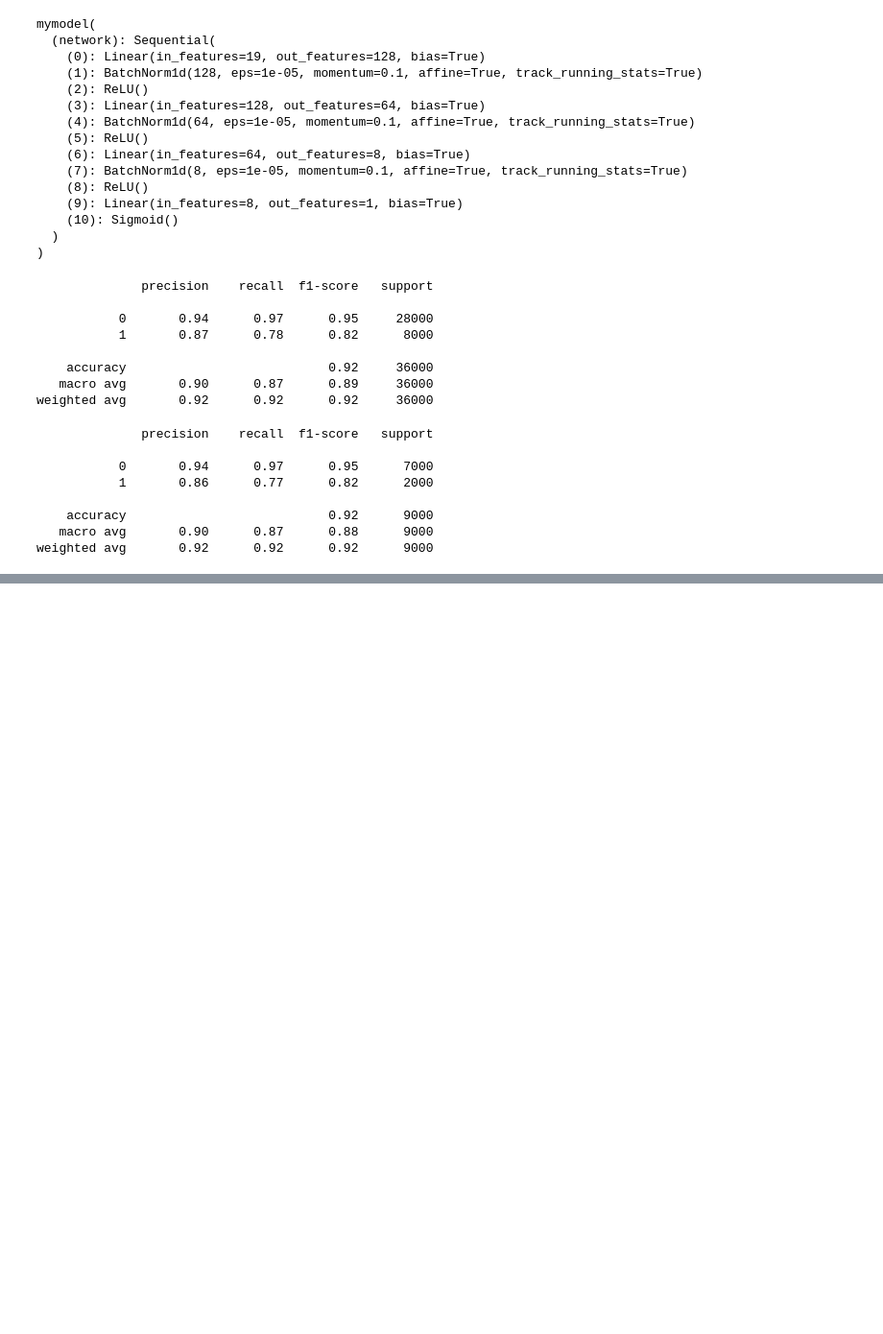
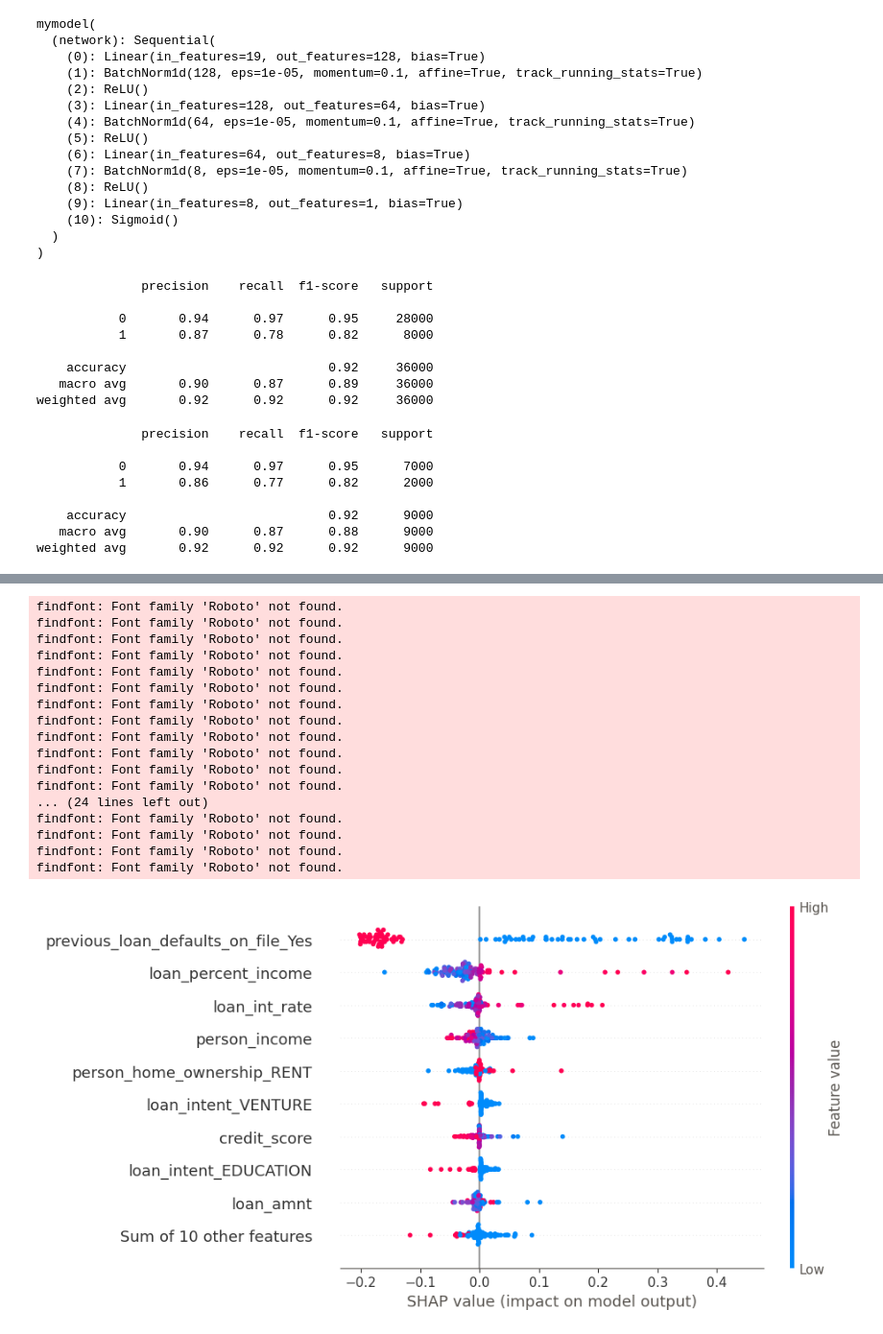
Before and after one commit to shubhamagr24/SHAP-EXP, a Jupyter notebook: ANN/exp.ipynb, the cells around one changed output, grey strips where cells are left out. Shown: that part at 96% size. Drawn from its saved outputs; the diff is of its cells as text; code cells hidden in the pictures; blank space fills up the shorter version.

```diff
--- a/ANN/exp.ipynb
+++ b/ANN/exp.ipynb
@@ -509,0 +590,23 @@ weighted avg       0.92      0.92      0.92      9000
+# %%
+# summary plot
+
+shap.plots.beeswarm(shap_values[:,:,0])
+# %% [output]
+findfont: Font family 'Roboto' not found.
+findfont: Font family 'Roboto' not found.
+findfont: Font family 'Roboto' not found.
+findfont: Font family 'Roboto' not found.
+findfont: Font family 'Roboto' not found.
+findfont: Font family 'Roboto' not found.
+findfont: Font family 'Roboto' not found.
+findfont: Font family 'Roboto' not found.
+findfont: Font family 'Roboto' not found.
+findfont: Font family 'Roboto' not found.
+findfont: Font family 'Roboto' not found.
+findfont: Font family 'Roboto' not found.
+... (24 lines left out)
+findfont: Font family 'Roboto' not found.
+findfont: Font family 'Roboto' not found.
+findfont: Font family 'Roboto' not found.
+findfont: Font family 'Roboto' not found.
+[figure, added]
```
Also changed, not shown: parts of 19 cells of this notebook, 1 other file.
